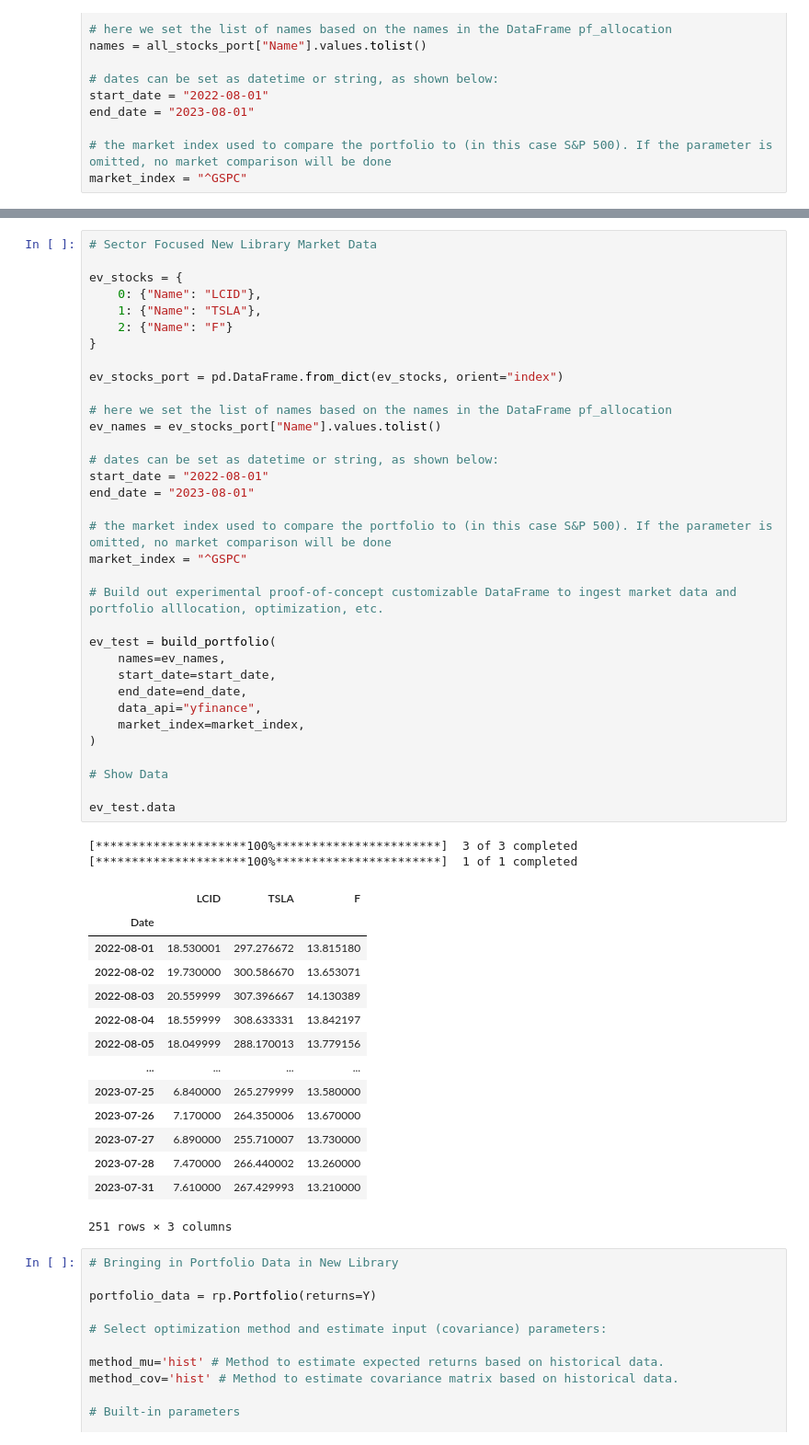
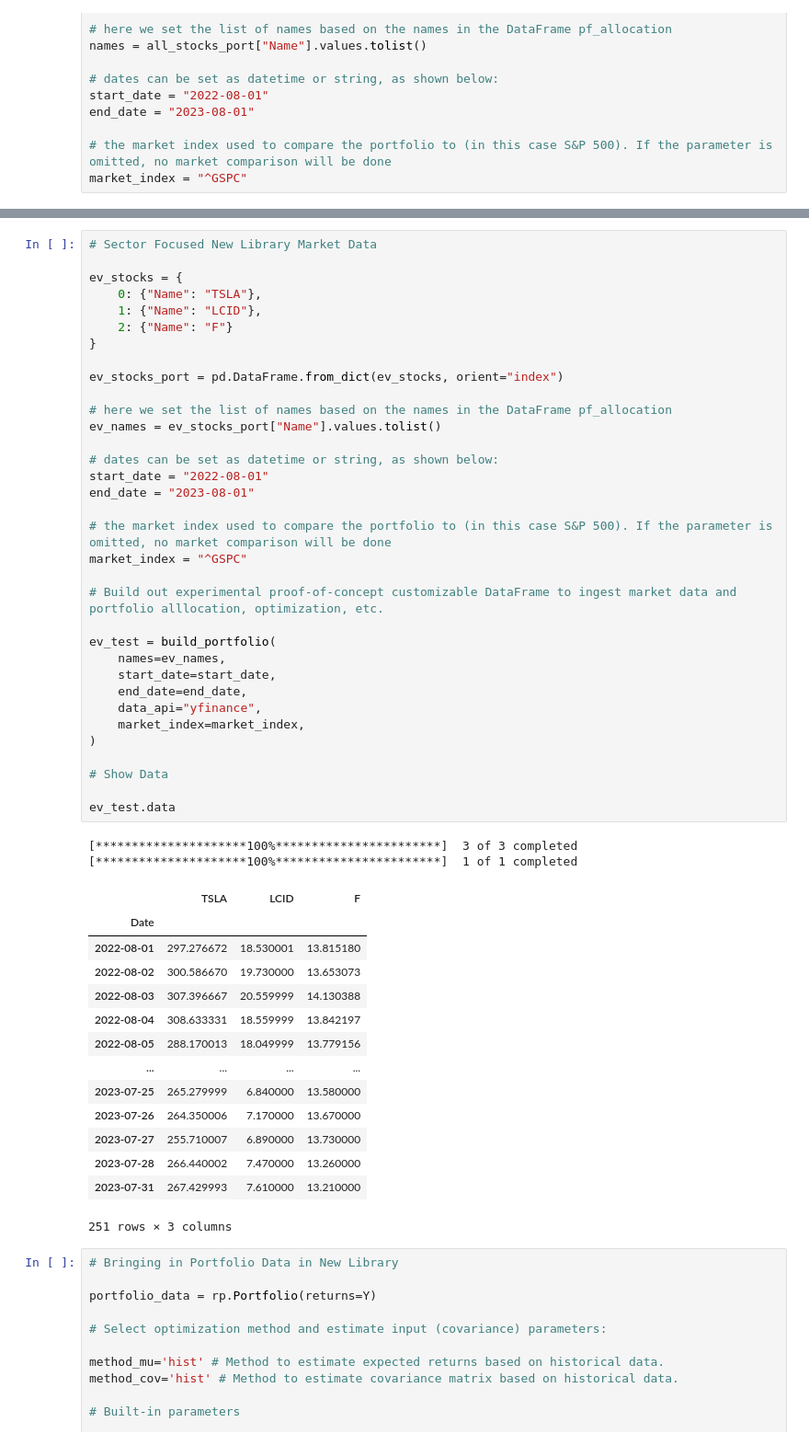
Before and after one commit to fintech-lex/innovest, a Jupyter notebook: InnoVest_Final_Demo.ipynb, the cells around one changed output, grey strips where cells are left out. Shown at 92% size. Drawn from its saved outputs; the diff is of its cells as text.

```diff
--- a/InnoVest_Final_Demo.ipynb
+++ b/InnoVest_Final_Demo.ipynb
@@ -335,52 +341,52 @@ pf_test.data
 # Sector Focused New Library Market Data
 
 ev_stocks = {
-    0: {"Name": "LCID"},
-    1: {"Name": "TSLA"},
+    0: {"Name": "TSLA"},
+    1: {"Name": "LCID"},
     2: {"Name": "F"}
 }
 
 ev_stocks_port = pd.DataFrame.from_dict(ev_stocks, orient="index")
 
 # here we set the list of names based on the names in the DataFrame pf_allocation
 ev_names = ev_stocks_port["Name"].values.tolist()
 
 # dates can be set as datetime or string, as shown below:
 start_date = "2022-08-01"
 end_date = "2023-08-01"
 
 # the market index used to compare the portfolio to (in this case S&P 500). If the parameter is omitted, no market comparison will be done
 market_index = "^GSPC"
 
 # Build out experimental proof-of-concept customizable DataFrame to ingest market data and portfolio alllocation, optimization, etc.
 
 ev_test = build_portfolio(
     names=ev_names,
     start_date=start_date,
     end_date=end_date,
     data_api="yfinance",
     market_index=market_index,
 )
 
 # Show Data
 
 ev_test.data
 # %% [output]
 [*********************100%***********************]  3 of 3 completed
 [*********************100%***********************]  1 of 1 completed
-|  | LCID | TSLA | F |
+|  | TSLA | LCID | F |
 | Date |  |  |  |
-| 2022-08-01 | 18.530001 | 297.276672 | 13.815180 |
-| 2022-08-02 | 19.730000 | 300.586670 | 13.653071 |
-| 2022-08-03 | 20.559999 | 307.396667 | 14.130389 |
-| 2022-08-04 | 18.559999 | 308.633331 | 13.842197 |
-| 2022-08-05 | 18.049999 | 288.170013 | 13.779156 |
+| 2022-08-01 | 297.276672 | 18.530001 | 13.815180 |
+| 2022-08-02 | 300.586670 | 19.730000 | 13.653073 |
+| 2022-08-03 | 307.396667 | 20.559999 | 14.130388 |
+| 2022-08-04 | 308.633331 | 18.559999 | 13.842197 |
+| 2022-08-05 | 288.170013 | 18.049999 | 13.779156 |
 | ... | ... | ... | ... |
-| 2023-07-25 | 6.840000 | 265.279999 | 13.580000 |
-| 2023-07-26 | 7.170000 | 264.350006 | 13.670000 |
-| 2023-07-27 | 6.890000 | 255.710007 | 13.730000 |
-| 2023-07-28 | 7.470000 | 266.440002 | 13.260000 |
-| 2023-07-31 | 7.610000 | 267.429993 | 13.210000 |
+| 2023-07-25 | 265.279999 | 6.840000 | 13.580000 |
+| 2023-07-26 | 264.350006 | 7.170000 | 13.670000 |
+| 2023-07-27 | 255.710007 | 6.890000 | 13.730000 |
+| 2023-07-28 | 266.440002 | 7.470000 | 13.260000 |
+| 2023-07-31 | 267.429993 | 7.610000 | 13.210000 |
 251 rows × 3 columns
 # %%
 # Bringing in Portfolio Data in New Library
```
Also changed, not shown: parts of 14 cells of this notebook.
